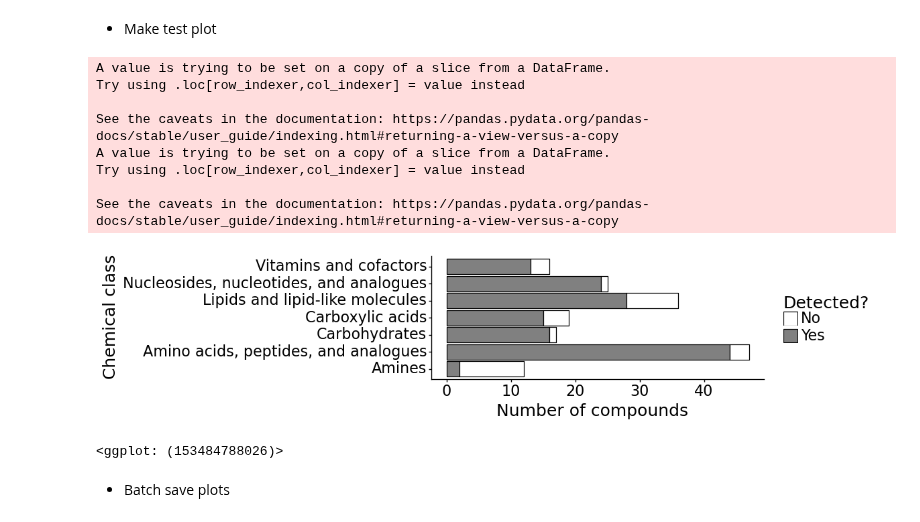
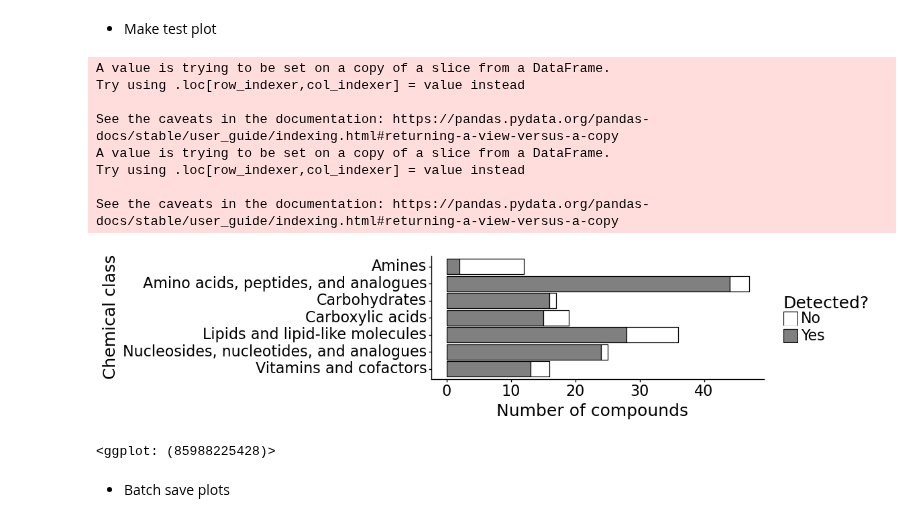
Before and after one commit to saharuka/metabolite_detectability, a Jupyter notebook: matrix_comparison/6_plots/q2c_number_of_detections.ipynb, the cells around one changed output. Saved outputs shown, nothing was run; the diff lists cells and outputs as text; code cells hidden in the pictures.

Commit message:
Update plot appearance
Former-commit-id: bd8749ae42938acd250bbb25ab19b1bd12203656

```diff
--- a/matrix_comparison/6_plots/q2c_number_of_detections.ipynb
+++ b/matrix_comparison/6_plots/q2c_number_of_detections.ipynb
@@ -628,33 +628,34 @@ See the caveats in the documentation: https://pandas.pydata.org/pandas-docs/stab
 # %%
 # Map conpounds to pathways
 coarse_class_map = compounds.merge(classes.drop(['coarse_class', 'fine_class'], axis=1).drop_duplicates(), how='left', on='name_short')
+coarse_class_map.main_coarse_class = pd.Categorical(coarse_class_map.main_coarse_class, categories=pd.unique(coarse_class_map.main_coarse_class.sort_values(ascending=False)))
 # %% [markdown]
 - Make test plot
 # %%
 # Prepare data
 plot_data = prep_plot_data(data=df,
                       polarity='negative',
                       neutral_losses=[''])
 
 # Map data to classification
 detection_df = plot_data[['name_short', 'detected_by_n_methods']]
 detection_df['detected'] = detection_df['detected_by_n_methods'] > 0
 detection_df['detected'] = ['Yes' if x==True else 'No' for x in detection_df['detected']]
-stacked_data = coarse_class_map.merge(detection_df, how='left', on='name_short')
+plot_data = coarse_class_map.merge(detection_df, how='left', on='name_short')
 
 # Plot data
-stacked_barplot(stacked_data, 'main_coarse_class', 'Chemical class', aspect_ratio=0.37)
+stacked_barplot(plot_data, 'main_coarse_class', 'Chemical class', aspect_ratio=0.37)
 # %% [output]
 A value is trying to be set on a copy of a slice from a DataFrame.
 Try using .loc[row_indexer,col_indexer] = value instead
 
 See the caveats in the documentation: https://pandas.pydata.org/pandas-docs/stable/user_guide/indexing.html#returning-a-view-versus-a-copy
 A value is trying to be set on a copy of a slice from a DataFrame.
 Try using .loc[row_indexer,col_indexer] = value instead
 
 See the caveats in the documentation: https://pandas.pydata.org/pandas-docs/stable/user_guide/indexing.html#returning-a-view-versus-a-copy
-[figure, old version]
+[figure, new version]
-<ggplot: (153484788026)>
+<ggplot: (85988225428)>
 # %% [markdown]
 - Batch save plots
 # %%
```
Also changed, not shown: parts of 3 cells of this notebook, 24 other files.
